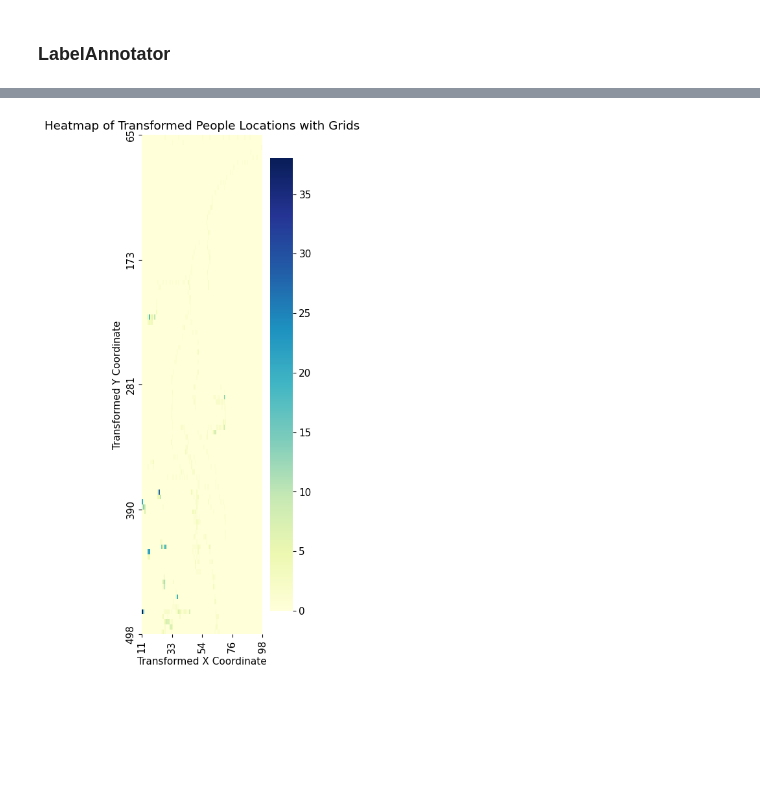
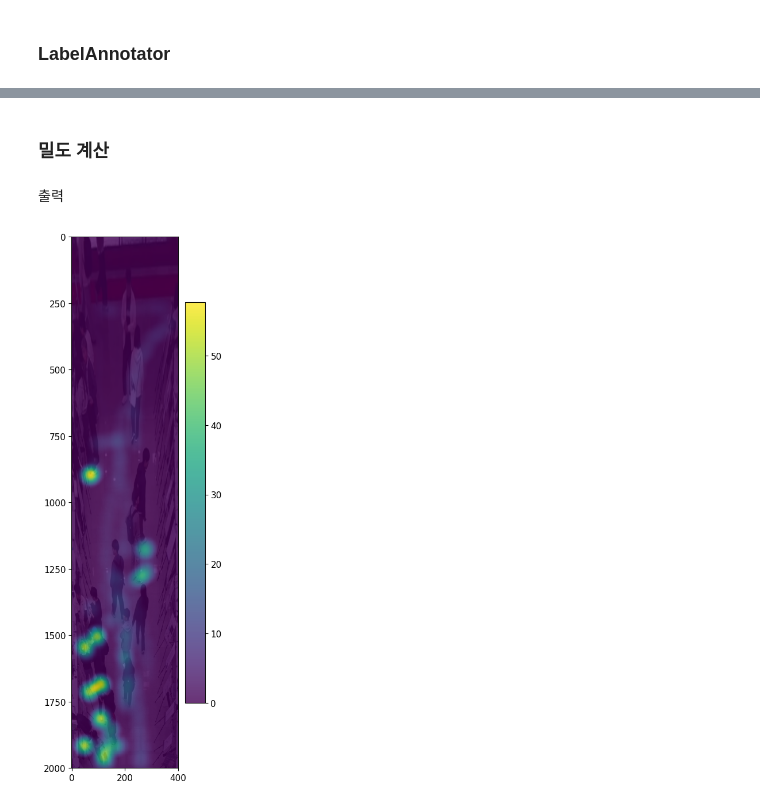
Before and after one commit to seoes/new-wave-agile-dev, a Jupyter notebook: tracker.ipynb, the cells around one changed output, grey strips where cells are left out. Cells and saved outputs as stored; diff of their text form; code cells hidden in the pictures; blank space fills up the shorter version.

```diff
--- a/tracker.ipynb
+++ b/tracker.ipynb
@@ -110,3 +107,12 @@ exhibition-4-sample 100%[===================>]   4.42M  --.-KB/s    in 0.05s
+# %%
+SAMPLE_VIDEO_64 = f"{HOME}/exhibition-64-sample.mp4"
+SAMPLE_VIDEO_32 = f"{HOME}/exhibition-32-sample.mp4"
+SAMPLE_VIDEO_4 = f"{HOME}/exhibition-4-sample.mp4"
+FULL_VIDEO_64 = f"{HOME}/exhibition-64-full.mp4"
+
+VIDEO = SAMPLE_VIDEO_64
+
+video_info = sv.VideoInfo.from_video_path(VIDEO)
 # %% [markdown]
 ## Polygon 설정
 # %%
@@ -310,30 +294,2 @@ plt.show()
-# %%
-import numpy as np
-import matplotlib.pyplot as plt
-import seaborn as sns
-from collections import defaultdict
-
-# trajectories에서 좌표 데이터 추출
-coords = []
-for obj_id, path in trajectories.items():
-    for frame, x, y in path:
-        coords.append((x, y))
-
-# 각 좌표에 대한 빈도수 계산
-x_coords, y_coords = zip(*coords)
-heatmap, xedges, yedges = np.histogram2d(x_coords, y_coords, bins=(100, 100))
-
-# 히트맵 시각화
-plt.figure(figsize=(3, 10))
-ax = sns.heatmap(heatmap.T, cmap="YlGnBu")
-ax.set_xticks(np.linspace(0, heatmap.shape[1], num=5))
-ax.set_yticks(np.linspace(0, heatmap.shape[0], num=5))
-ax.set_xticklabels(['{:.0f}'.format(x) for x in np.linspace(xedges[0], xedges[-1], num=5)])
-ax.set_yticklabels(['{:.0f}'.format(y) for y in np.linspace(yedges[0], yedges[-1], num=5)])
-
-plt.title('Heatmap of Transformed People Locations with Grids')
-plt.xlabel('Transformed X Coordinate')
-plt.ylabel('Transformed Y Coordinate')
-plt.show()
-# %% [output]
-[figure, removed]
+# %% [markdown]
+### 밀도 계산
@@ -339,0 +333,16 @@ plt.show()
+# %% [markdown]
+출력
+# %%
+# 결과 시각화
+intensity = np.array(intensity_list)
+plt.figure(figsize=(3, 12))
+plt.imshow(warped_image)
+plt.axis('equal')  # 축의 스케일을 동일하게 설정
+plt.pcolormesh(x_mesh, y_mesh, intensity, shading='auto', alpha=0.8)
+# plt.plot(x, y, 'ro')
+plt.xlim([0,width])
+plt.ylim([height,0])
+plt.colorbar()
+plt.show()
+# %% [output]
+[figure, added]
```
Also changed, not shown: parts of 19 cells of this notebook.
